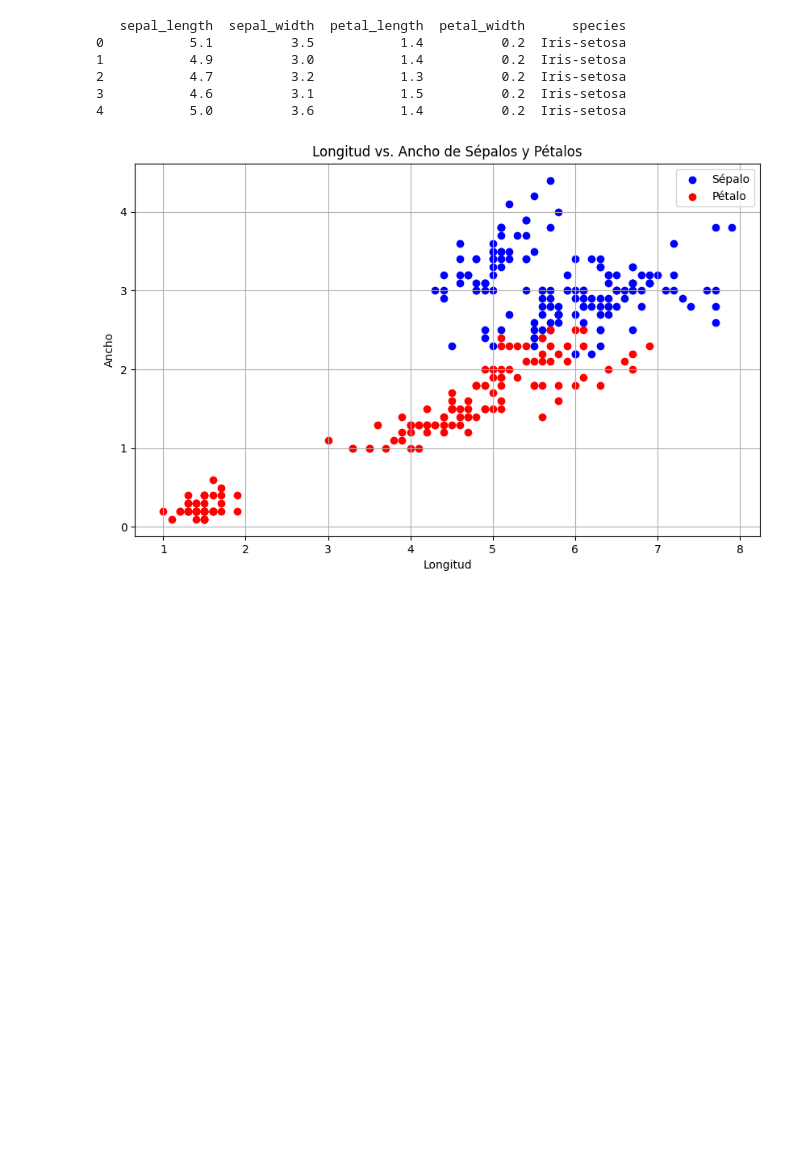
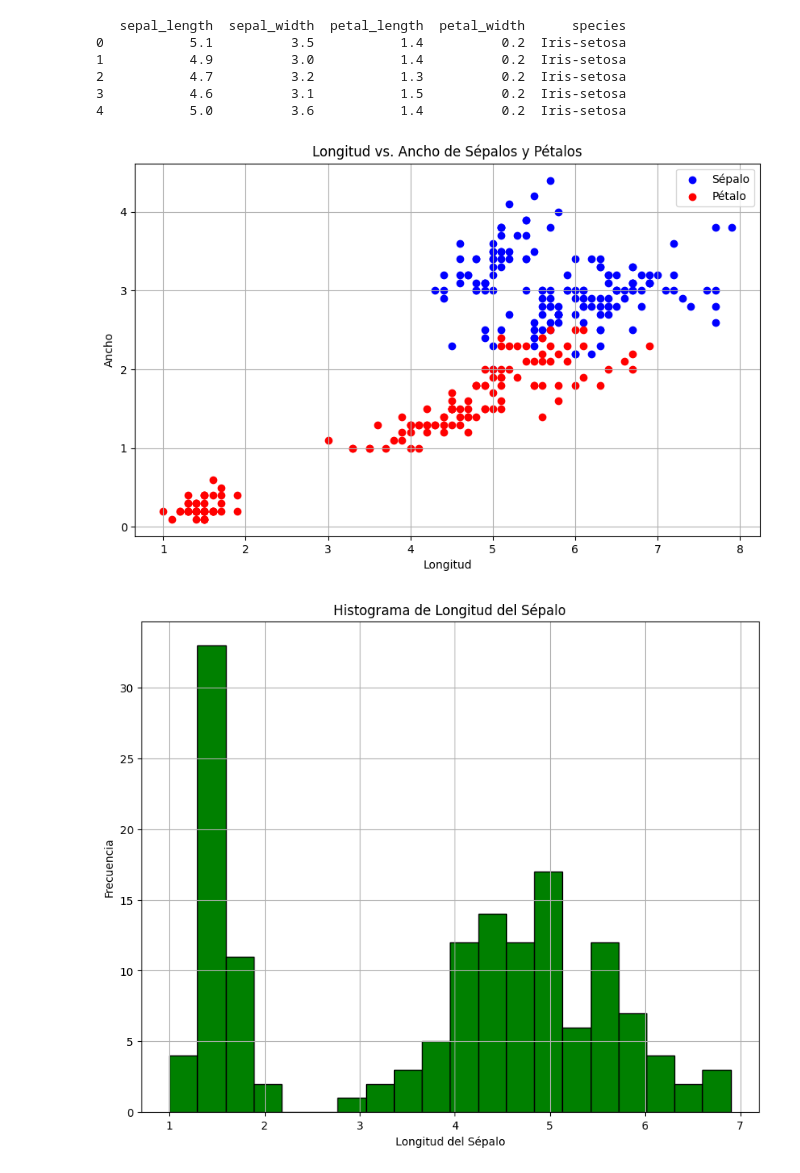
Before and after one commit to AxelCHCR/Semestre-VII, a Jupyter notebook: Inteligencia Artificial/Tareas/Tarea 2/Tarea2.ipynb, the cells around one changed output. Cells and saved outputs as stored; diff of their text form; code cells hidden in the pictures; blank space fills up the shorter version.

```diff
--- a/Inteligencia Artificial/Tareas/Tarea 2/Tarea2.ipynb
+++ b/Inteligencia Artificial/Tareas/Tarea 2/Tarea2.ipynb
@@ -28,6 +33,19 @@ plt.grid(True)
 plt.show()
 # %% [output]
 [figure]
+# %%
+# Crear un histograma para la longitud del sépalo
+plt.figure(figsize=(10, 8))
+plt.hist(iris_data['petal_length'], bins=20, color='green', edgecolor='black')
+plt.xlabel('Longitud del Sépalo')
+plt.ylabel('Frecuencia')
+plt.title('Histograma de Longitud del Sépalo')
+plt.grid(True)
+
+# Mostrar el histograma
+plt.show()
+# %% [output]
+[figure, added]
 # %%
 # Crear un histograma para la longitud del sépalo
 plt.figure(figsize=(8, 6))
```
Also changed, not shown: parts of 9 cells of this notebook, 2 other files.
